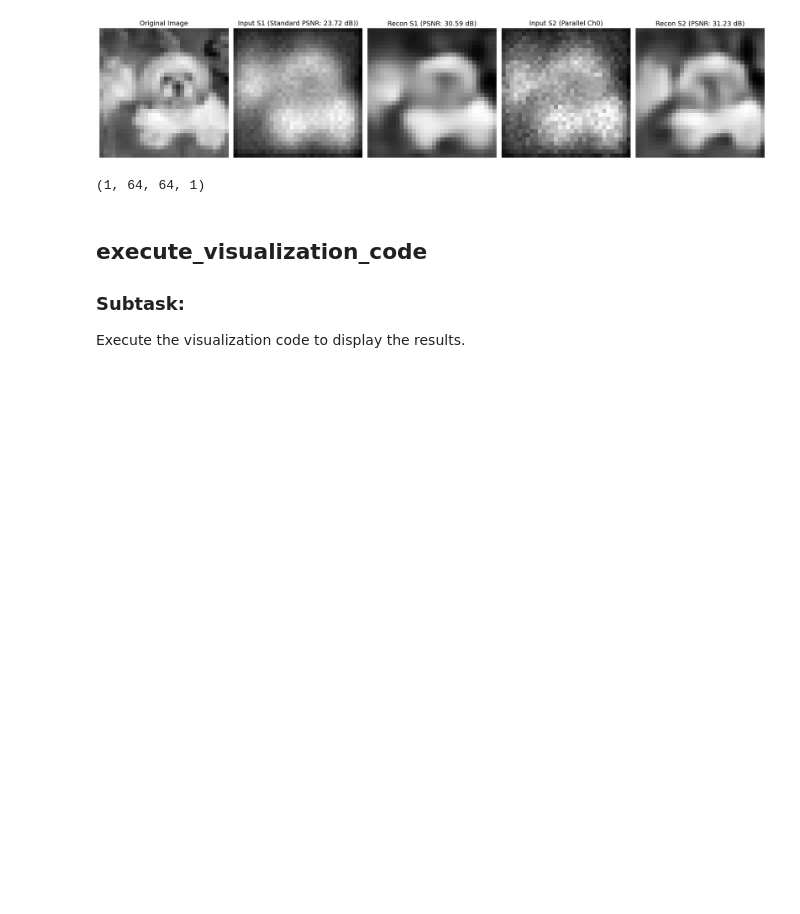
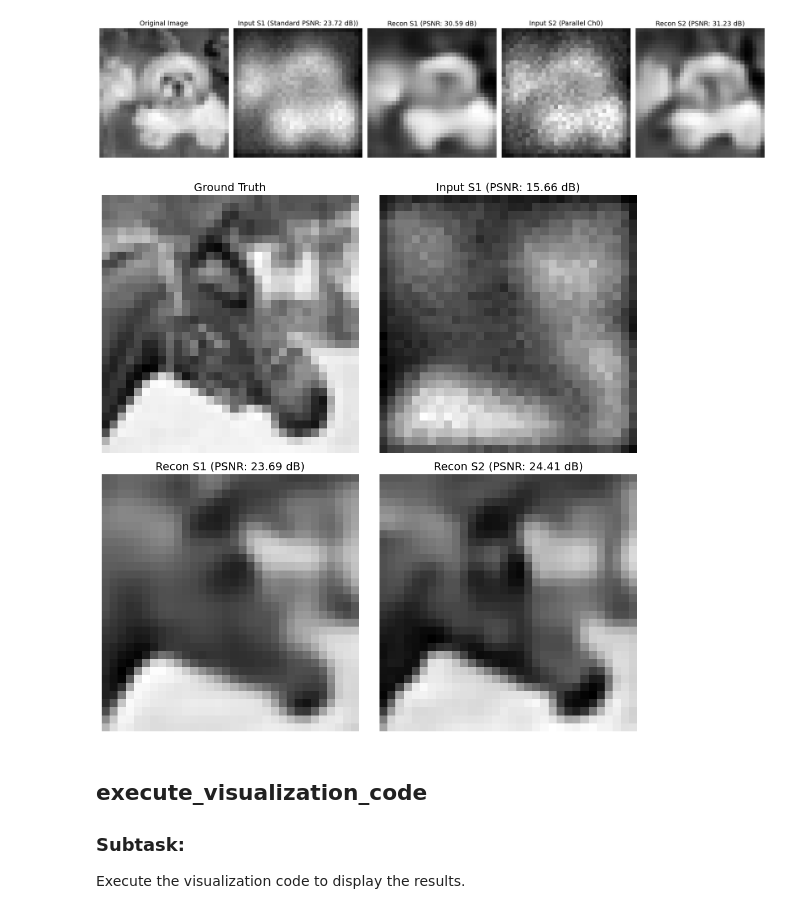
Before and after one commit to arizonaCameraLab/papers, a Jupyter notebook: IntegratedMetaOptics.ipynb, the cells around one changed output. Cells and saved outputs as stored; diff of their text form; code cells hidden in the pictures; blank space fills up the shorter version.

```diff
--- a/IntegratedMetaOptics.ipynb
+++ b/IntegratedMetaOptics.ipynb
@@ -1355,10 +1355,64 @@ plt.savefig('parallel_vis.png')
 plt.show()
 # %% [output]
 [figure]
-# %%
-input_s1_example.shape
-# %% [output]
-(1, 64, 64, 1)
+# %%
+import numpy as np
+import matplotlib.pyplot as plt
+from skimage.metrics import peak_signal_noise_ratio as psnr
+
+# Select a random index for a test image
+example_idx = np.random.randint(0, len(test_clean))
+
+# Get the original clean image
+original_image = test_clean[example_idx]
+
+# Get the corresponding noisy inputs for strategy 1 and strategy 2
+input_s1_example = v_s1_par[example_idx:example_idx+1]
+input_s2_example = v_s2_par[example_idx:example_idx+1]
+
+# Predict reconstructions using both models
+recon_s1_example = m1_par.predict(input_s1_example, verbose=0)[0]
+recon_s2_example = m2_par.predict(input_s2_example, verbose=0)[0]
+
+# Crop coordinates for CIFAR images (from 64x64 padded to 32x32 original size)
+start = (64 - 32) // 2
+end = start + 32
+
+# Calculate PSNR values
+# PSNR for input S1 relative to original ground truth
+psnr_input_s1 = psnr(original_image[start:end, start:end, 0], input_s1_example[0, start:end, start:end, 0], data_range=1.0)
+# PSNR for reconstructed S1 relative to original ground truth
+psnr_recon_s1 = psnr(original_image[start:end, start:end, 0], recon_s1_example[start:end, start:end, 0], data_range=1.0)
+# PSNR for reconstructed S2 relative to original ground truth
+psnr_recon_s2 = psnr(original_image[start:end, start:end, 0], recon_s2_example[start:end, start:end, 0], data_range=1.0)
+
+# Create a 2x2 subplot figure
+fig, axes = plt.subplots(2, 2, figsize=(10, 10))
+
+# Plot 1: Original Image
+axes[0, 0].imshow(original_image[start:end, start:end, 0], cmap='gray')
+axes[0, 0].set_title("Ground Truth", fontsize=14)
+axes[0, 0].axis('off')
+
+# Plot 2: Input S1 with PSNR to Ground Truth
+axes[0, 1].imshow(input_s1_example[0, start:end, start:end, 0], cmap='gray')
+axes[0, 1].set_title(f"Input S1 (PSNR: {psnr_input_s1:.2f} dB)", fontsize=14)
+axes[0, 1].axis('off')
+
+# Plot 3: Recon S1 with PSNR to Ground Truth
+axes[1, 0].imshow(recon_s1_example[start:end, start:end, 0], cmap='gray')
+axes[1, 0].set_title(f"Recon S1 (PSNR: {psnr_recon_s1:.2f} dB)", fontsize=14)
+axes[1, 0].axis('off')
+
+# Plot 4: Recon S2 with PSNR to Ground Truth
+axes[1, 1].imshow(recon_s2_example[start:end, start:end, 0], cmap='gray')
+axes[1, 1].set_title(f"Recon S2 (PSNR: {psnr_recon_s2:.2f} dB)", fontsize=14)
+axes[1, 1].axis('off')
+
+plt.tight_layout()
+plt.savefig('parallel_vis.png')
+# %% [output]
+[figure, added]
 # %% [markdown]
 ## execute_visualization_code
 
```
Also changed, not shown: parts of 4 cells of this notebook.
